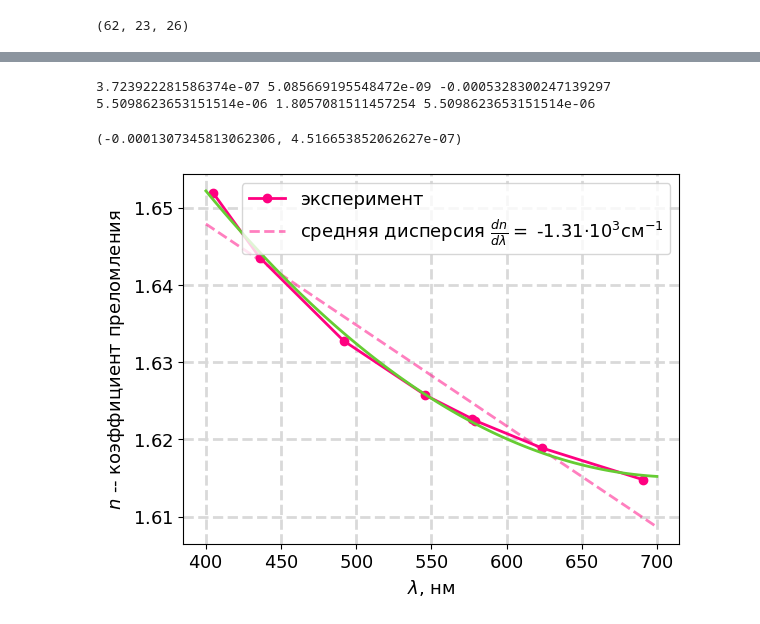
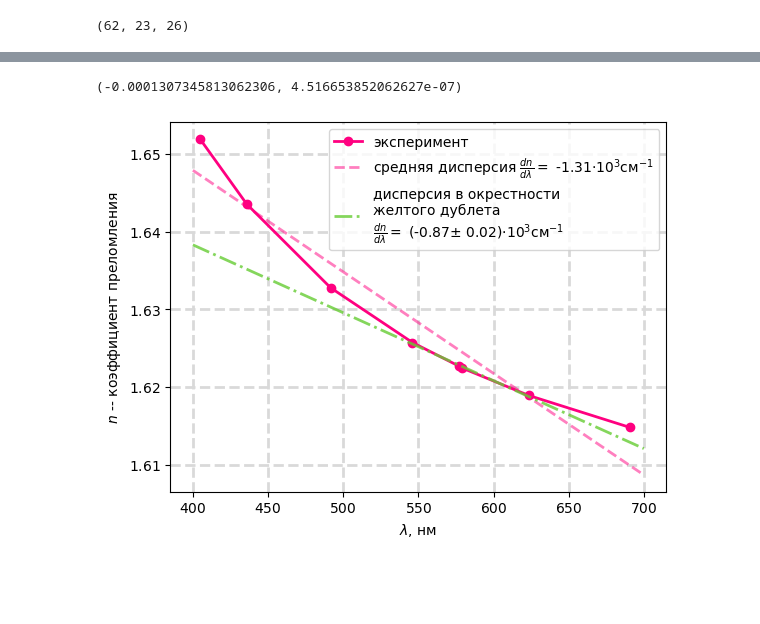
Before and after one commit to nina-zhuchkova/labs_4sem, a Jupyter notebook: 4.4.3 гониометр/process.ipynb, the cells around one changed output, grey strips where cells are left out. Cells and saved outputs as stored; diff of their text form; code cells hidden in the pictures; blank space fills up the shorter version.

```diff
--- a/4.4.3 гониометр/process.ipynb
+++ b/4.4.3 гониометр/process.ipynb
@@ -86,39 +86,52 @@ popt, pcov = opt.curve_fit(square,
                              data1["lambda, nm"],
                              data1["n"],
                              sigma = data1["delta_n"],
                              absolute_sigma = True)
 c = popt[0]
 d = popt[1]
 e = popt[2]
 delta_c = pcov[0][0]**0.5
 delta_d = pcov[1][1]**0.5
 delta_e = pcov[2][2]**0.5
-print(c, delta_c, d, delta_d, e, delta_d)
 
+# дисперсия вблизи желтых линий
+popt, pcov = opt.curve_fit(linear,
+                             data1["lambda, nm"].loc[[2, 1, 0, 6]],
+                             data1["n"].loc[[2, 1, 0, 6]],
+                             sigma = data1["delta_n"].loc[[2, 1, 0, 6]],
+                             absolute_sigma = True)
+ky = popt[0]
+by = popt[1]
+delta_ky = pcov[0][0]**0.5
+delta_by = pcov[1][1]**0.5
 
 n0 = 0
 
 x_th = np.linspace(400, 700, 100)
 
+matplotlib.rcParams.update({'font.size': 10})
 plt.grid(c = (0.85, 0.85, 0.85), ls = '--', lw = 2)
 
 plt.plot(data1["lambda, nm"], data1["n"] - n0, 'o-',
          color = raspberry_pink,
          label = 'эксперимент')
 plt.plot(x_th, k * x_th + b - n0,
          color = raspberry_pink, ls = '--', alpha = 0.5,
          label = r"средняя дисперсия $\frac{dn}{d\lambda} =$" + f' {k*1e4:.2f}' + r'$\cdot 10^{3} \text{см}^{-1}$')
-plt.plot(x_th, square(x_th, c, d, e) - n0,
-         color = light_green)
+#plt.plot(x_th, square(x_th, c, d, e) - n0,
+#         color = light_green)
+plt.plot(x_th, ky * x_th + by - n0,
+         color = light_green, ls = '-.', alpha = 0.8,
+         label = 'дисперсия в окрестности\nжелтого дублета\n'+ r"$\frac{dn}{d\lambda} =$" + f' ({ky*1e4:.2f}' + r'$\pm$' + f' {delta_ky*1e4:.2f})'+ r'$\cdot 10^{3} \text{см}^{-1}$')
 
 plt.xlabel(r"$\lambda$, нм")
 plt.ylabel(r"$n$ -- коэффициент преломления")
 plt.legend()
+plt.savefig('pics/graph.png', dpi = 300)
 k, delta_k
 # %% [output]
-3.723922281586374e-07 5.085669195548472e-09 -0.0005328300247139297 5.5098623653151514e-06 1.8057081511457254 5.5098623653151514e-06
+(-0.0001307345813062306, 4.516653852062627e-07)
-(-0.0001307345813062306, 4.516653852062627e-07)
-[figure, old version]
+[figure, new version]
 # %%
 # число аббе
 nF = square(486.1, c, d, e) # голубая линия водорода
```
Also changed, not shown: parts of 11 cells of this notebook, 10 other files.
